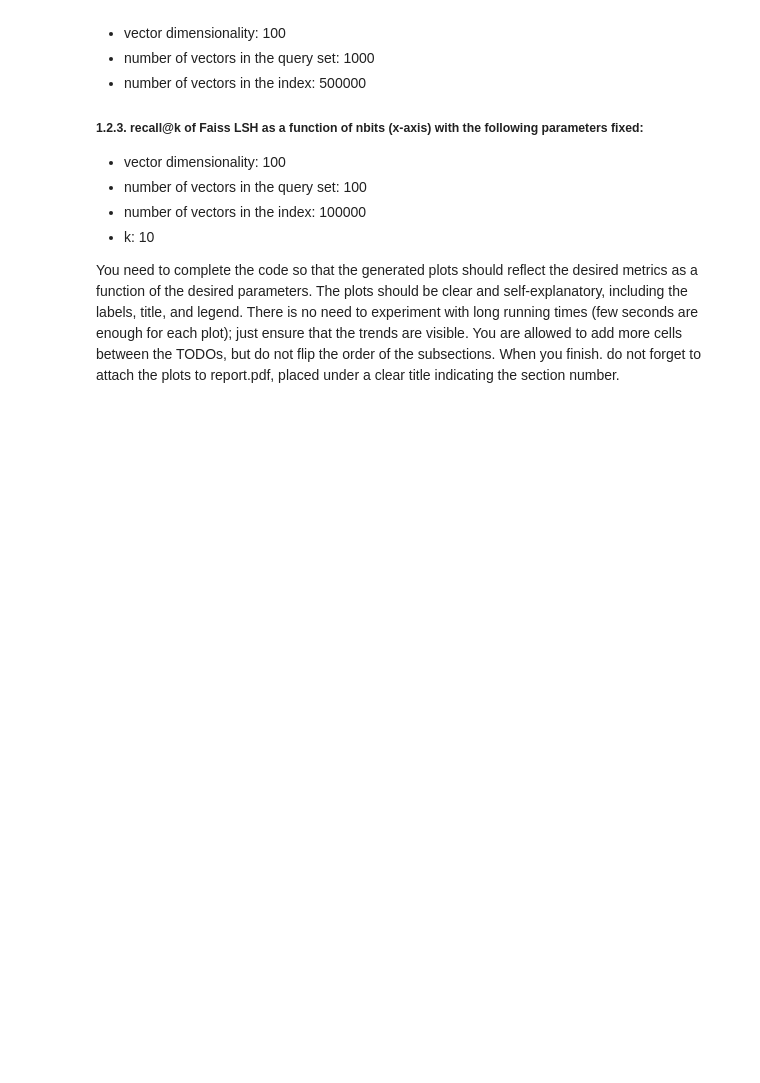
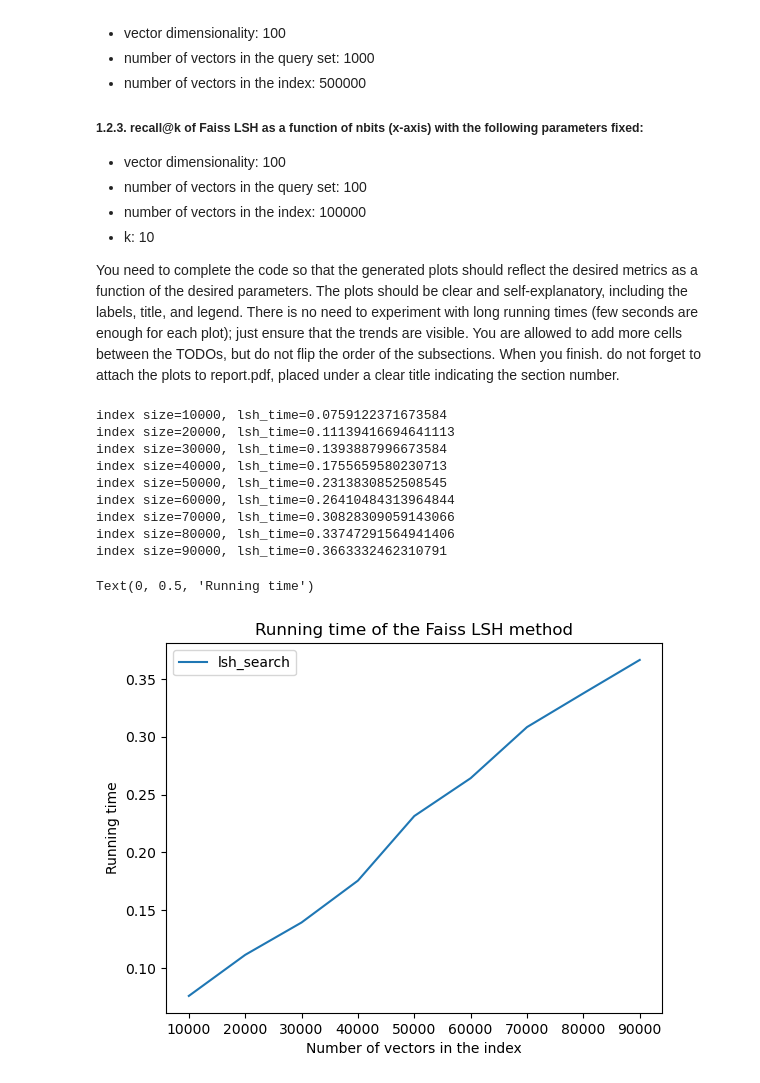
Before and after one commit to DataAnalysisAndVisualization/HW1, a Jupyter notebook: Part 1.ipynb, the cells around one changed output. Saved outputs shown, nothing was run; the diff lists cells and outputs as text; code cells hidden in the pictures; blank space fills up the shorter version.

```diff
--- a/Part 1.ipynb
+++ b/Part 1.ipynb
@@ -189,5 +278,37 @@ You are allowed to add more cells between the TODOs, but do not flip the order o
 When you finish. do not forget to attach the plots to report.pdf, placed under a clear title indicating the section number.
 # %%
 #TODO: Write your code for 1.2.1 here
+
+lsh_time_array=[]
+vec_num_array=np.arange(10000,100000,10000)
+query_vectors = generate_vectors(1000, 100, 'uniform')
+
+for count in vec_num_array:
+    index_vectors=generate_vectors(count, 100, 'uniform')
+    start_time= time()
+    lsh_indexes = build_faiss_lsh_index(index_vectors, 100, 500)
+    faiss_vecs = faiss_search(query_vectors, lsh_indexes, k=10)
+    lsh_time = time()-start_time
+    print(f'index size={count}, lsh_time={lsh_time}')
+    lsh_time_array.append(lsh_time)
+
+#make plots for every method
+plt.plot(vec_num_array,lsh_time_array, label='lsh_search')
+plt.title("Running time of the Faiss LSH method")
+plt.legend()
+plt.xlabel('Number of vectors in the index')
+plt.ylabel('Running time')
+# %% [output]
+index size=10000, lsh_time=0.0759122371673584
+index size=20000, lsh_time=0.11139416694641113
+index size=30000, lsh_time=0.1393887996673584
+index size=40000, lsh_time=0.1755659580230713
+index size=50000, lsh_time=0.2313830852508545
+index size=60000, lsh_time=0.26410484313964844
+index size=70000, lsh_time=0.30828309059143066
+index size=80000, lsh_time=0.33747291564941406
+index size=90000, lsh_time=0.3663332462310791
+Text(0, 0.5, 'Running time')
+[figure, added]
 # %%
 #TODO: Write your code for 1.2.2 here
```
Also changed, not shown: parts of 5 cells of this notebook.
